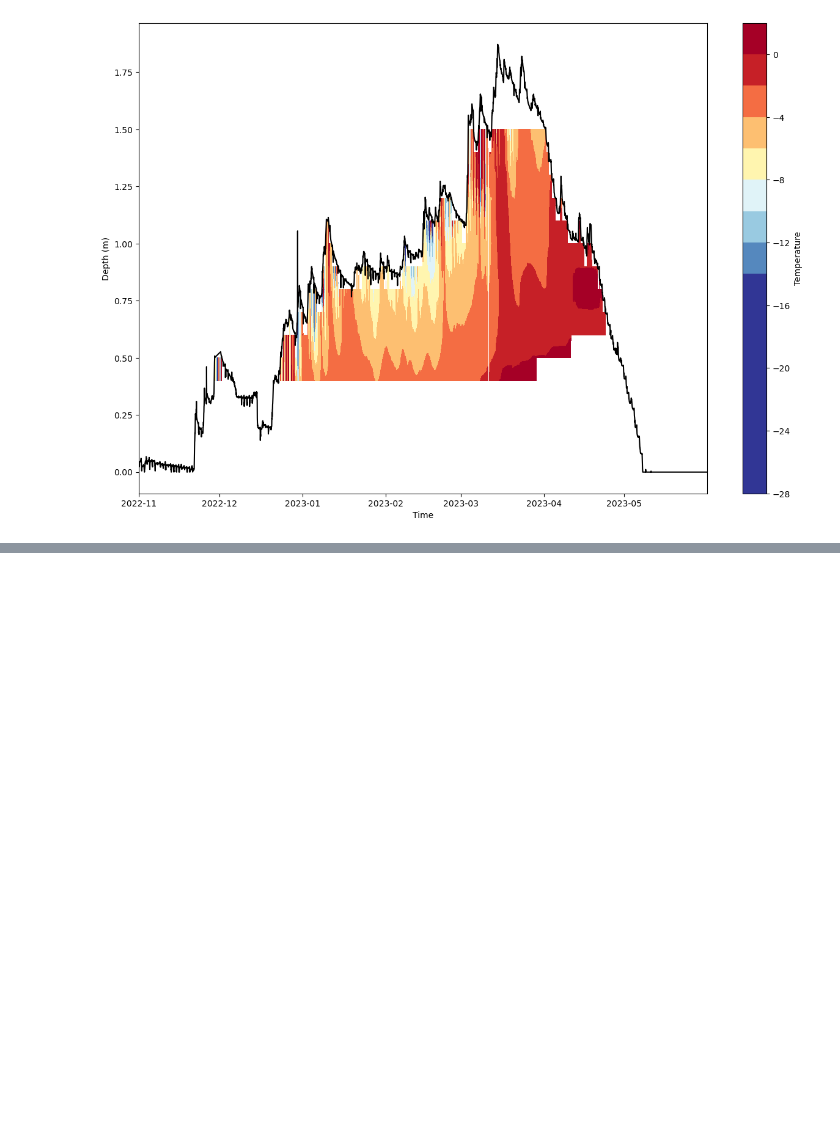
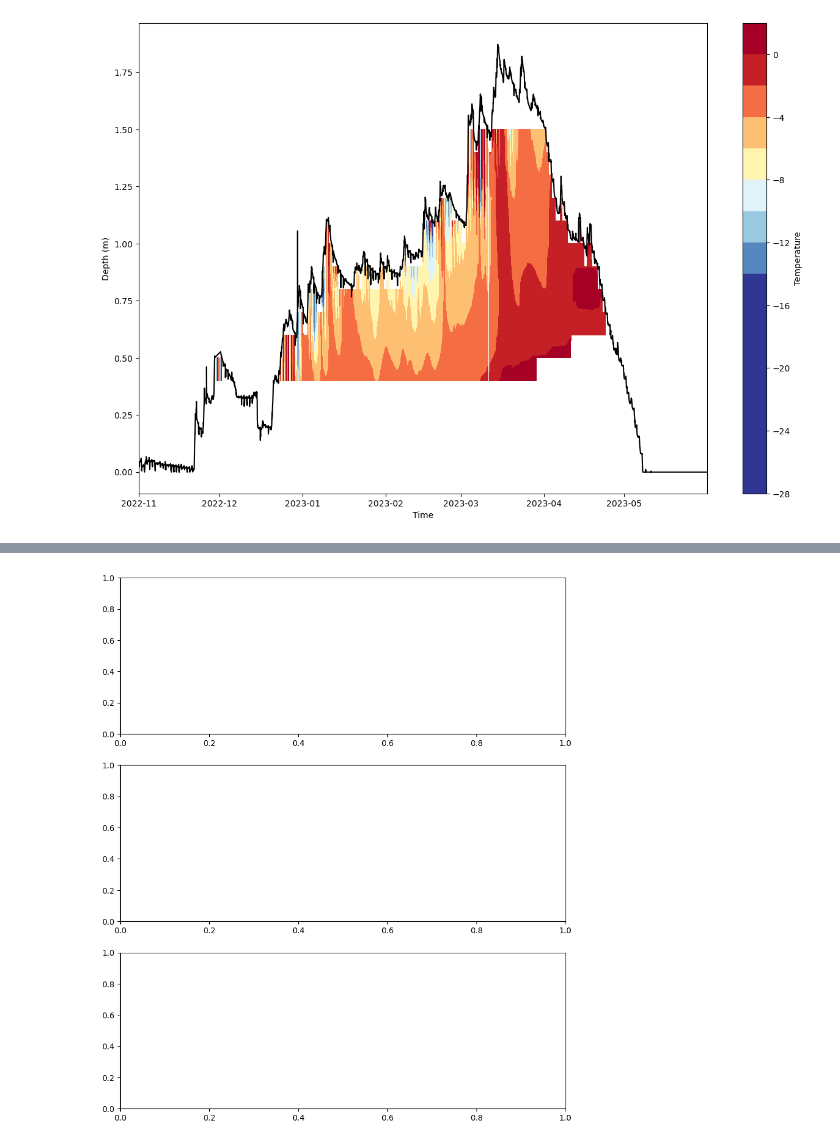
Before and after one commit to clinton-alden/summa, a Jupyter notebook: analysis/kettle_ponds/temp_plot.ipynb, the cells around one changed output, grey strips where cells are left out. Cells and saved outputs as stored; diff of their text form; code cells hidden in the pictures; blank space fills up the shorter version.

```diff
--- a/analysis/kettle_ponds/temp_plot.ipynb
+++ b/analysis/kettle_ponds/temp_plot.ipynb
@@ -226,0 +333,11 @@ ValueError: Variable 'dim_1': Could not convert tuple of form (dims, data[, attr
+# %%
+fig, ax = plt.subplots(3,1,figsize=(10, 12))
+
+
+
+
+
+
+difference.plot(x='time', y='bins', cmap='coolwarm', vmin=-5, vmax=5, ax)
+# %% [output]
+[figure, added]
```
Also changed, not shown: parts of 10 cells of this notebook.
